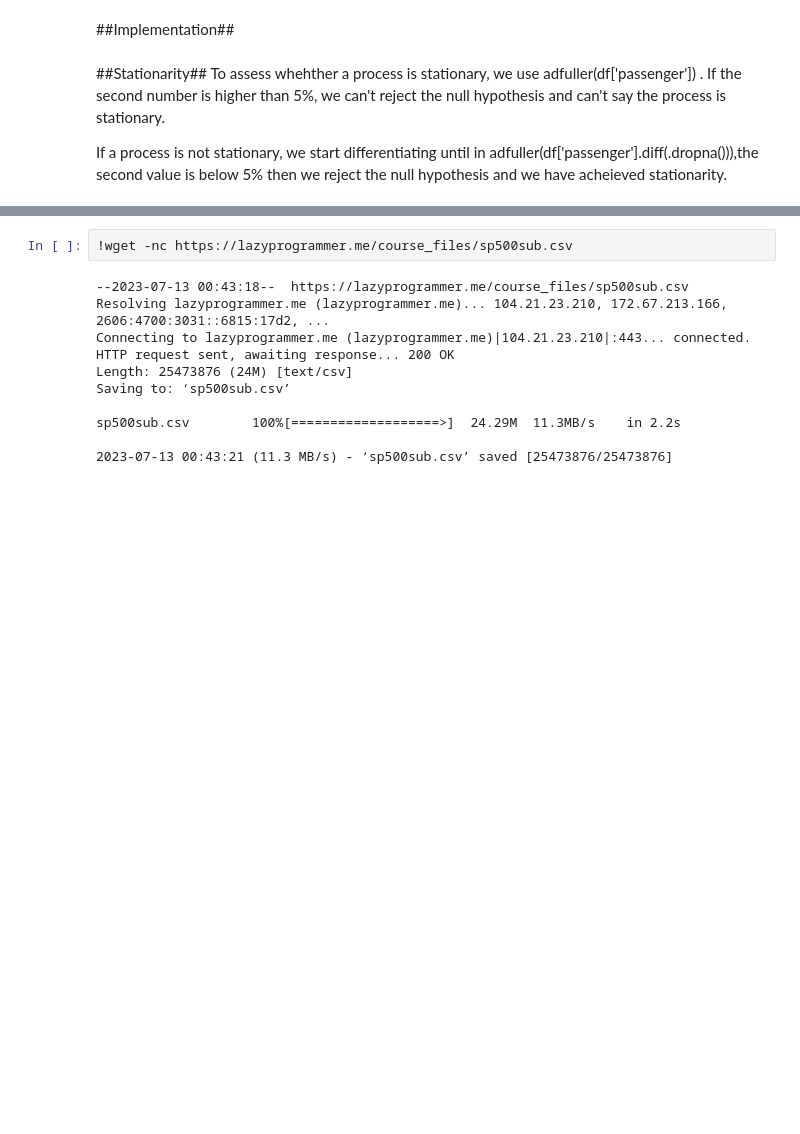
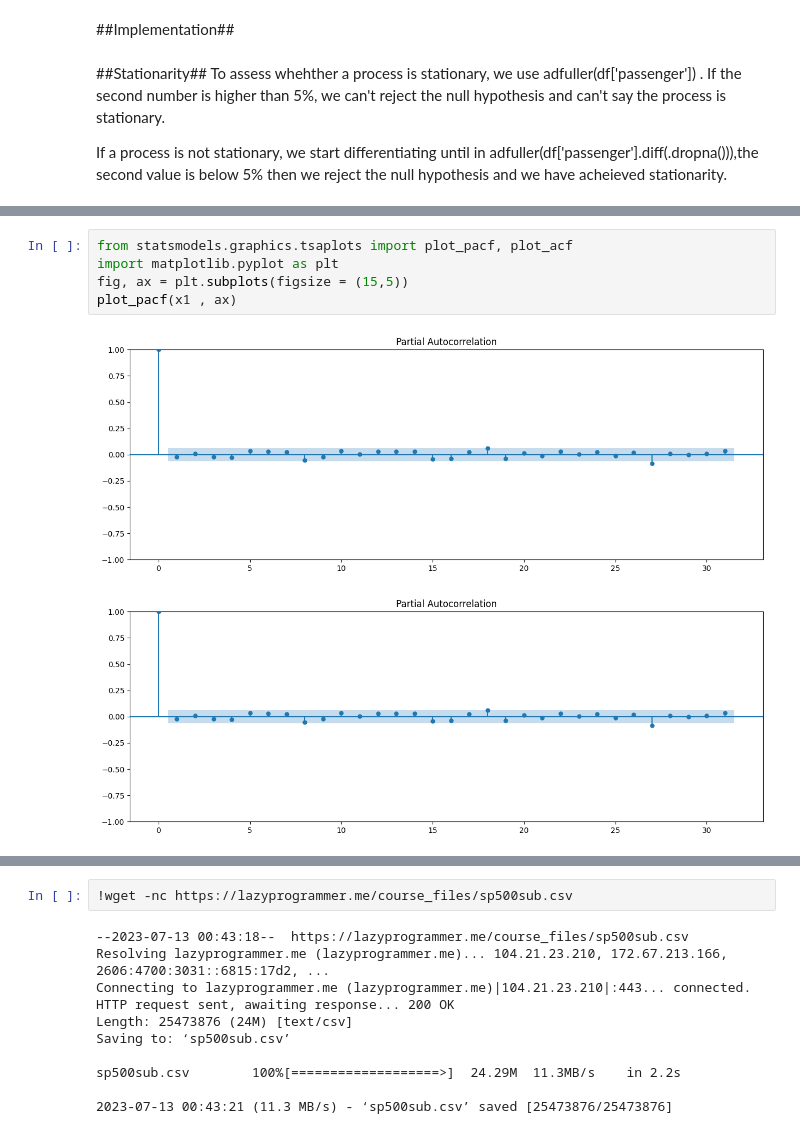
Before and after one commit to babakkeshavarz/time_series, a Jupyter notebook: ARIMA_Template.ipynb, the cells around one changed output, grey strips where cells are left out. Drawn from its saved outputs; the diff is of its cells as text; blank space fills up the shorter version.

```diff
--- a/ARIMA_Template.ipynb
+++ b/ARIMA_Template.ipynb
@@ -29,3 +32,11 @@ plt.plot(x1)
+# %%
+from statsmodels.graphics.tsaplots import plot_pacf, plot_acf
+import matplotlib.pyplot as plt
+fig, ax = plt.subplots(figsize = (15,5))
+plot_pacf(x1 , ax)
+# %% [output]
+[figure, added]
+[figure, added]
 # %%
 from statsmodels.tsa.stattools import adfuller
 adfuller(x1)
```
Also changed, not shown: parts of 3 cells of this notebook.
